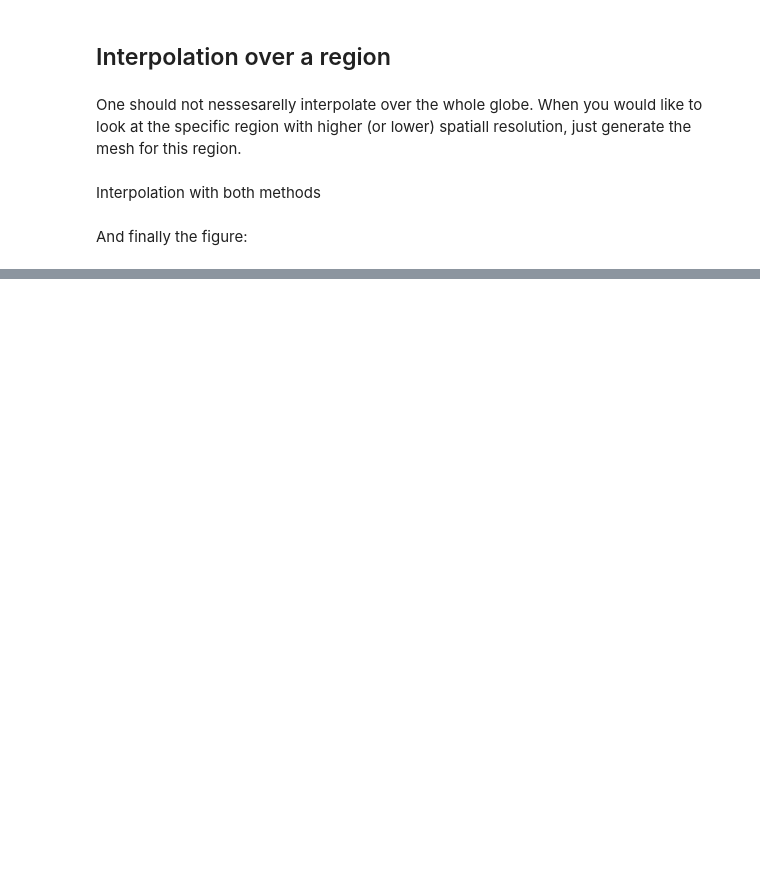
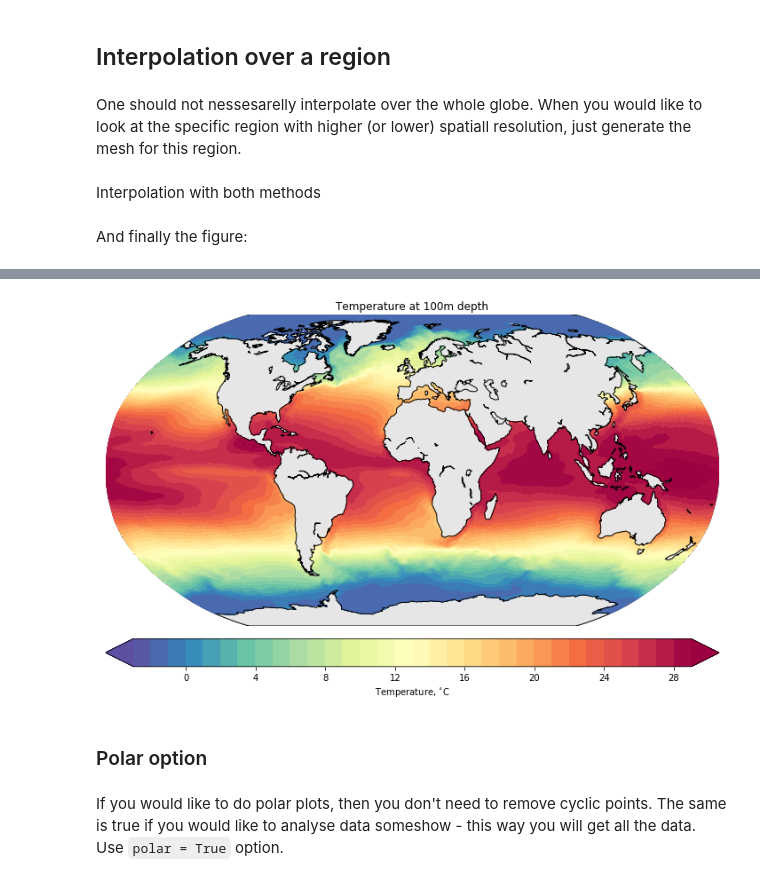
Before and after one commit to FESOM/pyfesom, a Jupyter notebook: notebooks/interpolate_to_regular_grid.ipynb, the cells around one changed output, grey strips where cells are left out. Saved outputs shown, nothing was run; the diff lists cells and outputs as text; code cells hidden in the pictures; blank space fills up the shorter version.

```diff
--- a/notebooks/interpolate_to_regular_grid.ipynb
+++ b/notebooks/interpolate_to_regular_grid.ipynb
@@ -258,0 +342,26 @@ plt.tight_layout()
+# %%
+data_on_other_mesh, elem_no_nan2 = pf.fesom2fesom(level_data, mesh, mesh_target, distances=None, \
+                  inds=None, how='nn', k=10, radius_of_influence=100000, n_jobs = 2)
+# %%
+m = Basemap(projection='robin',lon_0=0, resolution='c')
+x, y = m(mesh_target.x2, mesh_target.y2)
+# %%
+plt.figure(figsize=(10,7))
+m.drawmapboundary(fill_color='0.9')
+m.drawcoastlines()
+
+levels = np.arange(-3., 30., 1)
+plt.tricontourf(x, y,elem_no_nan2,  data_on_other_mesh, levels = levels, \
+                cmap=cm.Spectral_r, extend='both')
+# plt.tripcolor(x, y,elem_no_nan2,  data_on_other_mesh, \
+#                 cmap=cm.Spectral_r, )
+cbar = plt.colorbar(orientation='horizontal', pad=0.03);
+cbar.set_label("Temperature, $^{\circ}$C")
+plt.title('Temperature at 100m depth')
+plt.tight_layout()
+# %% [output]
+[figure, added]
+# %% [markdown]
+### Polar option
+# %% [markdown]
+If you would like to do polar plots, then you don't need to remove cyclic points. The same is true if you would like to analyse data someshow - this way you will get all the data. Use `polar = True` option.
```
Also changed, not shown: parts of 32 cells of this notebook, 1 other file.
